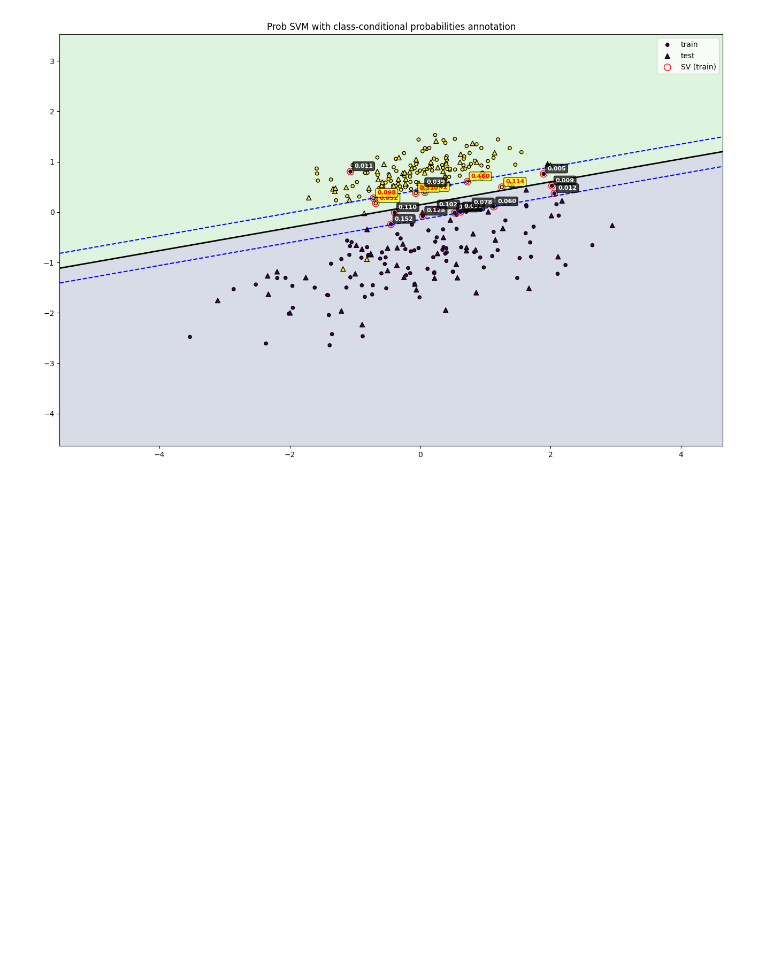
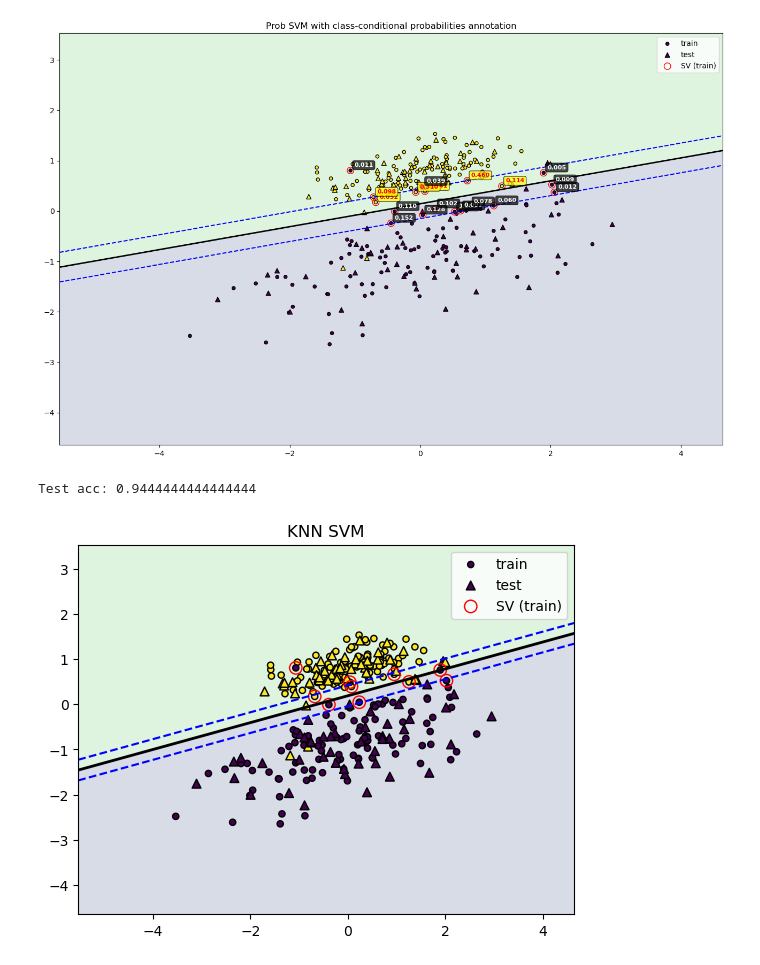
Before and after one commit to ginjae/SKiP, a Jupyter notebook: Naive-SVM.ipynb, the cells around one changed output. Drawn from its saved outputs; the diff is of its cells as text; code cells hidden in the pictures; blank space fills up the shorter version.

Commit message:
Add KNNSVM implementation

```diff
--- a/Naive-SVM.ipynb
+++ b/Naive-SVM.ipynb
@@ -211,3 +210,30 @@ plt.title("Prob SVM with class-conditional probabilities annotation")
 plt.show()
 # %% [output]
 [figure]
+# %%
+# KNN SVM
+
+clf = KNNSVM(C=10, fit_intercept=True)
+clf.fit(X_train, y_train)
+print("Test acc:", (clf.predict(X_test) == y_test).mean())
+
+xx, yy = np.meshgrid(
+    np.linspace(X_train[:,0].min()-2, X_train[:,0].max()+2, 300),
+    np.linspace(X_train[:,1].min()-2, X_train[:,1].max()+2, 300)
+)
+grid = np.c_[xx.ravel(), yy.ravel()]
+zz = clf.decision_function(grid).reshape(xx.shape)
+
+plt.contourf(xx, yy, zz >= 0, alpha=0.2)
+plt.contour(xx, yy, zz, levels=[0], linewidths=2, colors='black')
+plt.contour(xx, yy, zz, levels=[-1, 1], linewidths=1.5, colors='blue', linestyles='dashed')
+plt.scatter(X_train[:,0], X_train[:,1], c=y_train, s=20, edgecolor='k', label='train')
+plt.scatter(X_test[:,0], X_test[:,1], c=y_test, s=40, marker='^', edgecolor='k', label='test')
+sv = clf.support_
+plt.scatter(X_train[sv,0], X_train[sv,1], s=80, facecolors='none', edgecolors='r', label='SV (train)')
+plt.legend()
+plt.title("KNN SVM")
+plt.show()
+# %% [output]
+Test acc: 0.9444444444444444
+[figure, added]
```
Also changed, not shown: parts of 7 cells of this notebook, 1 other file.
